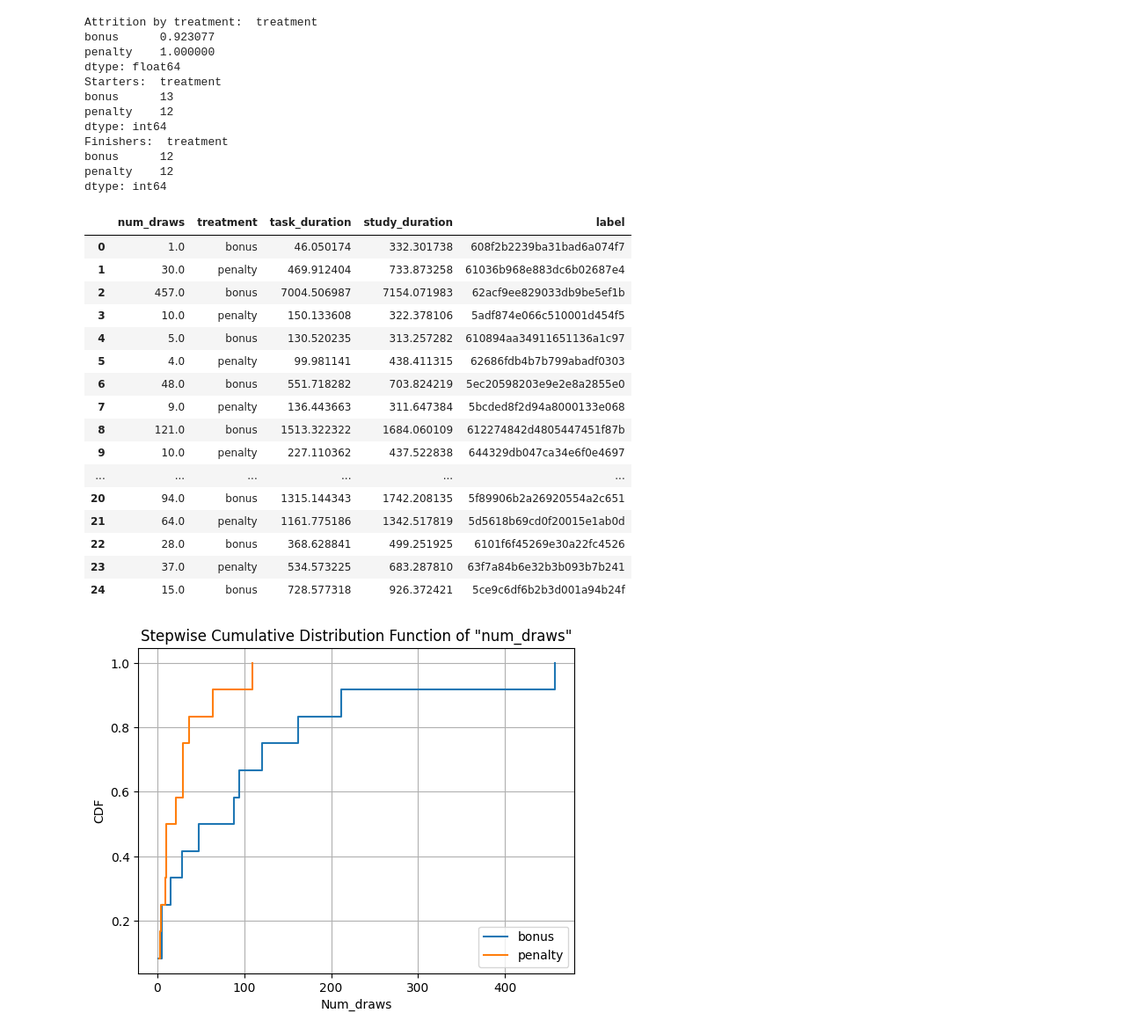
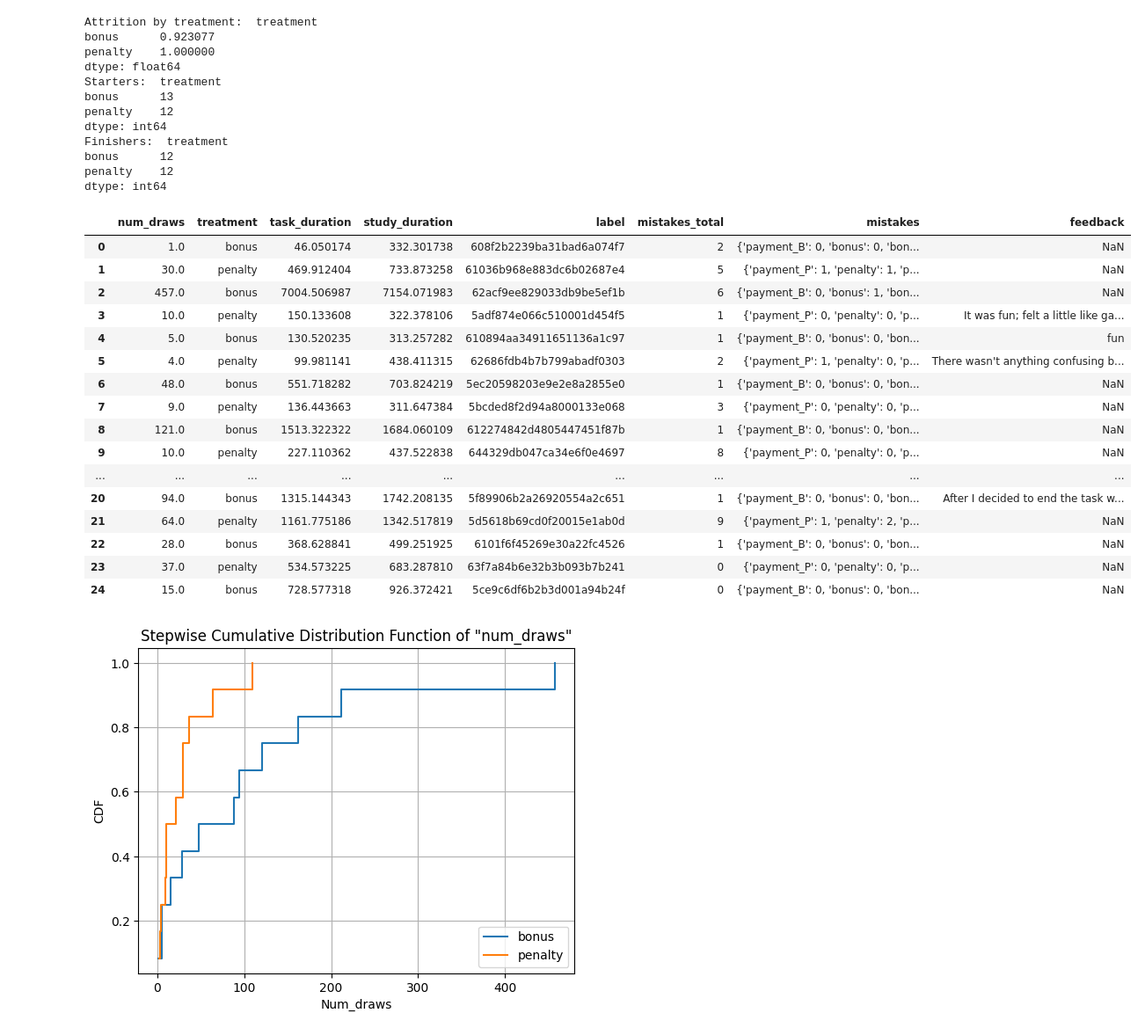
Before and after one commit to LukasBolte/EmotionalInattention, a Jupyter notebook: data_analysis.ipynb, the cells around one changed output. Shown at 88% size. Drawn from its saved outputs; the diff is of its cells as text; code cells hidden in the pictures.

```diff
--- a/data_analysis.ipynb
+++ b/data_analysis.ipynb
@@ -7,6 +7,7 @@ import numpy as np
 import matplotlib.pyplot as plt
 import json
 import ast
+import math
 
 def load_csv_files(subfolder_name):
     notebook_path = os.path.dirname(os.path.abspath('__file__'))
@@ -127,8 +128,12 @@ def parse_array_string(array_string):
 
 data['experiment_sequence'] = data['experiment_sequence'].apply(parse_array_string)
 
+data['sequence'] = data['sequence'].apply(parse_array_string)
 
 
+# Function to calculate maximum of first N elements in a list
+def max_first_n(lst, n):
+    return max(lst[:n])
 
 # Calculate the time difference and create a new column 'task_duration'
 data['task_duration'] = data['end_task'] - data['start_task']
@@ -185,26 +190,34 @@ rows_as_text = [f"{label}" for label in data['label']]
 # Step 2: Write the strings to a text file
 with open('approved.txt', 'w') as file:
     file.write("\n".join(rows_as_text))
-# %%
-data[['num_draws','treatment','task_duration','study_duration','label']]
-# %% [output]
-|  | num_draws | treatment | task_duration | study_duration | label |
-| 0 | 1.0 | bonus | 46.050174 | 332.301738 | 608f2b2239ba31bad6a074f7 |
-| 1 | 30.0 | penalty | 469.912404 | 733.873258 | 61036b968e883dc6b02687e4 |
-| 2 | 457.0 | bonus | 7004.506987 | 7154.071983 | 62acf9ee829033db9be5ef1b |
-| 3 | 10.0 | penalty | 150.133608 | 322.378106 | 5adf874e066c510001d454f5 |
-| 4 | 5.0 | bonus | 130.520235 | 313.257282 | 610894aa34911651136a1c97 |
-| 5 | 4.0 | penalty | 99.981141 | 438.411315 | 62686fdb4b7b799abadf0303 |
-| 6 | 48.0 | bonus | 551.718282 | 703.824219 | 5ec20598203e9e2e8a2855e0 |
-| 7 | 9.0 | penalty | 136.443663 | 311.647384 | 5bcded8f2d94a8000133e068 |
-| 8 | 121.0 | bonus | 1513.322322 | 1684.060109 | 612274842d4805447451f87b |
-| 9 | 10.0 | penalty | 227.110362 | 437.522838 | 644329db047ca34e6f0e4697 |
-| ... | ... | ... | ... | ... | ... |
-| 20 | 94.0 | bonus | 1315.144343 | 1742.208135 | 5f89906b2a26920554a2c651 |
-| 21 | 64.0 | penalty | 1161.775186 | 1342.517819 | 5d5618b69cd0f20015e1ab0d |
-| 22 | 28.0 | bonus | 368.628841 | 499.251925 | 6101f6f45269e30a22fc4526 |
-| 23 | 37.0 | penalty | 534.573225 | 683.287810 | 63f7a84b6e32b3b093b7b241 |
-| 24 | 15.0 | bonus | 728.577318 | 926.372421 | 5ce9c6df6b2b3d001a94b24f |
+# %%
+data[['num_draws','treatment','task_duration','study_duration','label','mistakes_total','mistakes','feedback']]
+
+
+# average_by_group = data.groupby('treatment')['mistakes_total'].mean()
+
+# data['payment_B']
+
+# for el in ['payment_B','bonus','bonus_change']  + [ 'payment_P','penalty','penalty_change']:
+#     print(data.groupby('treatment')[el].mean())
+# %% [output]
+|  | num_draws | treatment | task_duration | study_duration | label | mistakes_total | mistakes | feedback |
+| 0 | 1.0 | bonus | 46.050174 | 332.301738 | 608f2b2239ba31bad6a074f7 | 2 | {'payment_B': 0, 'bonus': 0, 'bon... | NaN |
+| 1 | 30.0 | penalty | 469.912404 | 733.873258 | 61036b968e883dc6b02687e4 | 5 | {'payment_P': 1, 'penalty': 1, 'p... | NaN |
+| 2 | 457.0 | bonus | 7004.506987 | 7154.071983 | 62acf9ee829033db9be5ef1b | 6 | {'payment_B': 0, 'bonus': 1, 'bon... | NaN |
+| 3 | 10.0 | penalty | 150.133608 | 322.378106 | 5adf874e066c510001d454f5 | 1 | {'payment_P': 0, 'penalty': 0, 'p... | It was fun; felt a little like ga... |
+| 4 | 5.0 | bonus | 130.520235 | 313.257282 | 610894aa34911651136a1c97 | 1 | {'payment_B': 0, 'bonus': 0, 'bon... | fun |
+| 5 | 4.0 | penalty | 99.981141 | 438.411315 | 62686fdb4b7b799abadf0303 | 2 | {'payment_P': 1, 'penalty': 0, 'p... | There wasn't anything confusing b... |
+| 6 | 48.0 | bonus | 551.718282 | 703.824219 | 5ec20598203e9e2e8a2855e0 | 1 | {'payment_B': 0, 'bonus': 0, 'bon... | NaN |
+| 7 | 9.0 | penalty | 136.443663 | 311.647384 | 5bcded8f2d94a8000133e068 | 3 | {'payment_P': 0, 'penalty': 0, 'p... | NaN |
+| 8 | 121.0 | bonus | 1513.322322 | 1684.060109 | 612274842d4805447451f87b | 1 | {'payment_B': 0, 'bonus': 0, 'bon... | NaN |
+| 9 | 10.0 | penalty | 227.110362 | 437.522838 | 644329db047ca34e6f0e4697 | 8 | {'payment_P': 0, 'penalty': 0, 'p... | NaN |
+| ... | ... | ... | ... | ... | ... | ... | ... | ... |
+| 20 | 94.0 | bonus | 1315.144343 | 1742.208135 | 5f89906b2a26920554a2c651 | 1 | {'payment_B': 0, 'bonus': 0, 'bon... | After I decided to end the task w... |
+| 21 | 64.0 | penalty | 1161.775186 | 1342.517819 | 5d5618b69cd0f20015e1ab0d | 9 | {'payment_P': 1, 'penalty': 2, 'p... | NaN |
+| 22 | 28.0 | bonus | 368.628841 | 499.251925 | 6101f6f45269e30a22fc4526 | 1 | {'payment_B': 0, 'bonus': 0, 'bon... | NaN |
+| 23 | 37.0 | penalty | 534.573225 | 683.287810 | 63f7a84b6e32b3b093b7b241 | 0 | {'payment_P': 0, 'penalty': 0, 'p... | NaN |
+| 24 | 15.0 | bonus | 728.577318 | 926.372421 | 5ce9c6df6b2b3d001a94b24f | 0 | {'payment_B': 0, 'bonus': 0, 'bon... | NaN |
 # %%
 def plot_and_save_cdf(data, column_name, subfolder_name, by_treatment=True):
     # Create a figure and axis
```
Also changed, not shown: parts of 4 cells of this notebook, 8 other files.
